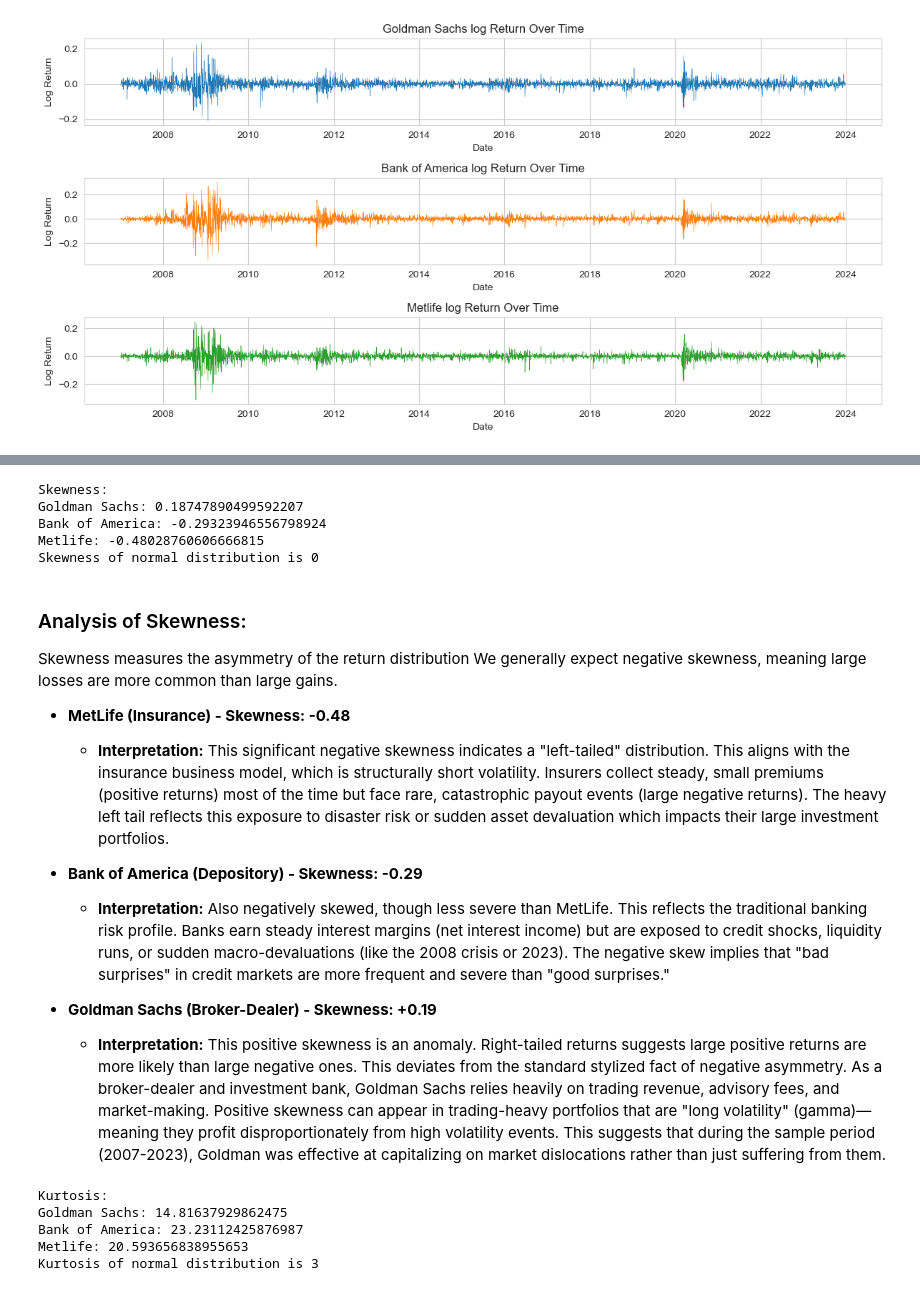
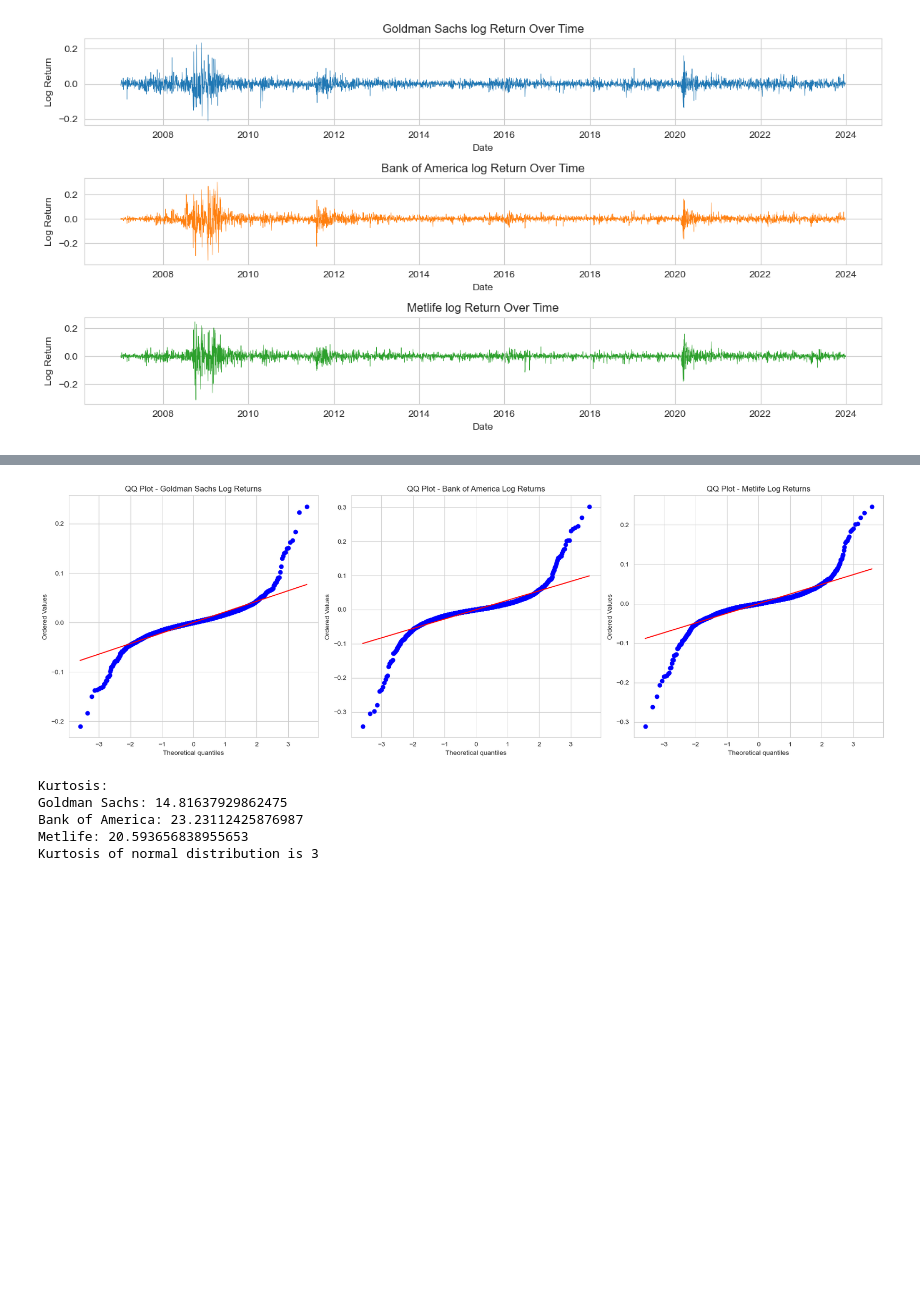
Before and after one commit to Leo-s13/financial_econometrics, a Jupyter notebook: analysis.ipynb, the cells around one changed output, grey strips where cells are left out. Cells and saved outputs as stored; diff of their text form; code cells hidden in the pictures; blank space fills up the shorter version.

```diff
--- a/analysis.ipynb
+++ b/analysis.ipynb
@@ -143,34 +183,20 @@ plt.show()
-# %%
-# skewness
-from scipy.stats import skew
-print("Skewness:")
-print("Goldman Sachs:", skew(GS['log_return']))
-print("Bank of America:", skew(BAC['log_return']))
-print("Metlife:", skew(MET['log_return']))
-print("Skewness of normal distribution is 0")
-# %% [output]
-Skewness:
-Goldman Sachs: 0.18747890499592207
-Bank of America: -0.29323946556798924
-Metlife: -0.48028760606666815
-Skewness of normal distribution is 0
-# %% [markdown]
-
-### Analysis of Skewness:
-Skewness measures the asymmetry of the return distribution
-We generally expect negative skewness, meaning large losses are more common than large gains.
-
-* **MetLife (Insurance) - Skewness: -0.48**
-
-  * **Interpretation:** This significant negative skewness indicates a "left-tailed" distribution. This aligns with the insurance business model, which is structurally short volatility. Insurers collect steady, small premiums (positive returns) most of the time but face rare, catastrophic payout events (large negative returns). The heavy left tail reflects this exposure to disaster risk or sudden asset devaluation which impacts their large investment portfolios.
-
-
-* **Bank of America (Depository) - Skewness: -0.29**
-  * **Interpretation:** Also negatively skewed, though less severe than MetLife. This reflects the traditional banking risk profile. Banks earn steady interest margins (net interest income) but are exposed to credit shocks, liquidity runs, or sudden macro-devaluations (like the 2008 crisis or 2023). The negative skew implies that "bad surprises" in credit markets are more frequent and severe than "good surprises."
-
-
-* **Goldman Sachs (Broker-Dealer) - Skewness: +0.19**
-  * **Interpretation:** This positive skewness is an anomaly. Right-tailed returns suggests large positive returns are more likely than large negative ones. This deviates from the standard stylized fact of negative asymmetry. As a broker-dealer and investment bank, Goldman Sachs relies heavily on trading revenue, advisory fees, and market-making. Positive skewness can appear in trading-heavy portfolios that are "long volatility" (gamma)—meaning they profit disproportionately from high volatility events. This suggests that during the sample period (2007-2023), Goldman was effective at capitalizing on market dislocations rather than just suffering from them.
+# %%
+# qq plots to check for heavy tails
+import scipy.stats as stats
+plt.figure(figsize=(18, 6))
+plt.subplot(1, 3, 1)
+stats.probplot(GS['log_return'], dist="norm", plot=plt)
+plt.title('QQ Plot - Goldman Sachs Log Returns')
+plt.subplot(1, 3, 2)
+stats.probplot(BAC['log_return'], dist="norm", plot=plt)
+plt.title('QQ Plot - Bank of America Log Returns')
+plt.subplot(1, 3, 3)
+stats.probplot(MET['log_return'], dist="norm", plot=plt)
+plt.title('QQ Plot - Metlife Log Returns')
+plt.tight_layout()
+plt.show()
+# %% [output]
+[figure, added]
 # %%
 # kurtosis
 from scipy.stats import kurtosis
```
Also changed, not shown: parts of 13 cells of this notebook.
